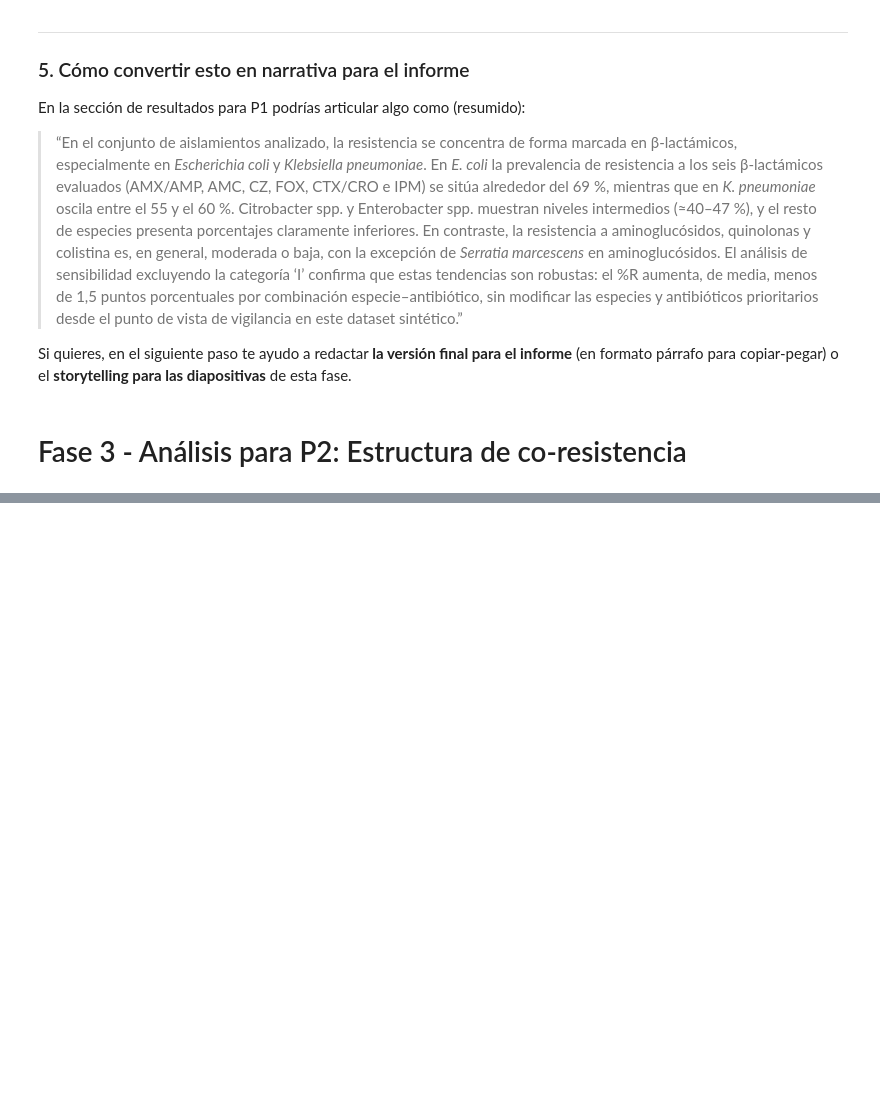
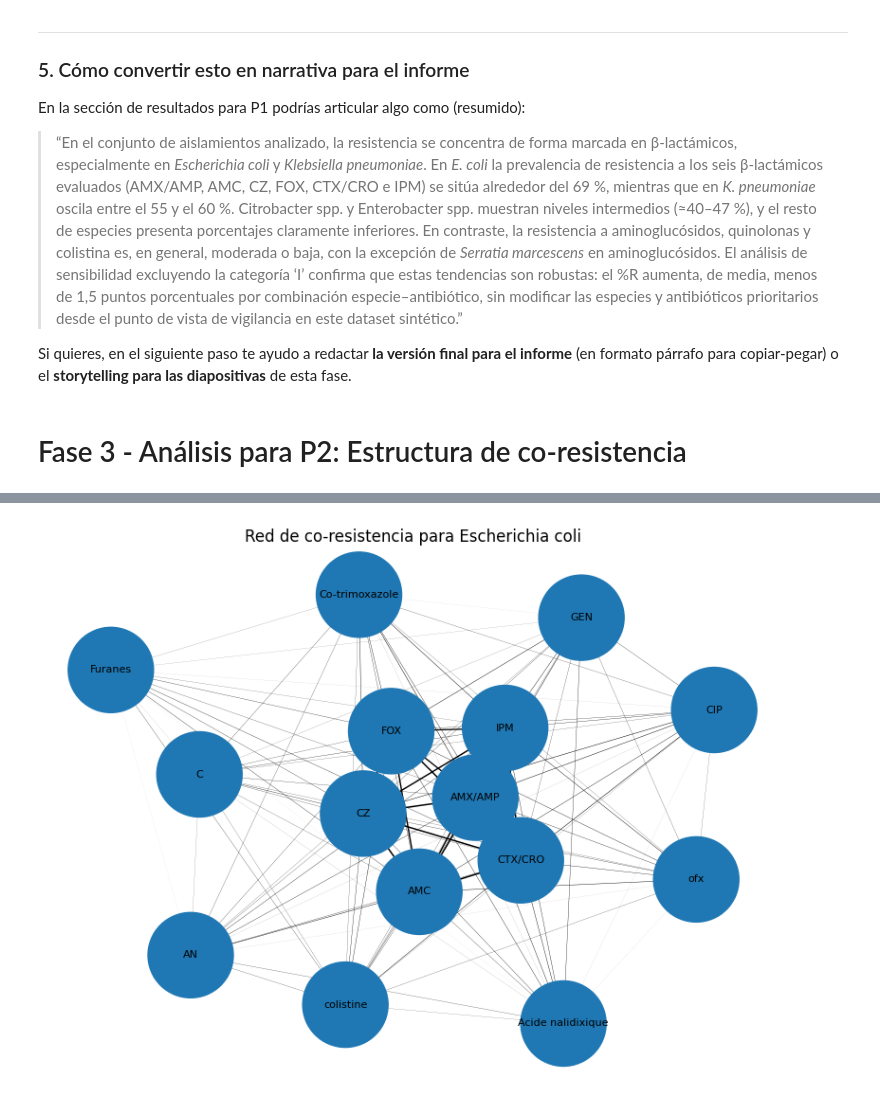
Before and after one commit to smaje99/diploma-in-data-analytics-in-business-management-unir, a Jupyter notebook: mbr-susceptibility-eda/mbr-susceptibility-eda.ipynb, the cells around one changed output, grey strips where cells are left out. Saved outputs shown, nothing was run; the diff lists cells and outputs as text; code cells hidden in the pictures; blank space fills up the shorter version.

```diff
--- a/mbr-susceptibility-eda/mbr-susceptibility-eda.ipynb
+++ b/mbr-susceptibility-eda/mbr-susceptibility-eda.ipynb
@@ -2581,0 +3138,36 @@ Si quieres, en el siguiente paso te ayudo a redactar **la versión final para el
+# %%
+# 3️⃣ Red por especie (opcional)
+# Si quieres una red específica para, por ejemplo, Escherichia coli:
+
+# %%
+species = "Escherichia coli"
+res = co_res_by_species[species]  # lo llenaste en el bucle de P2
+pair_sp_sens = res["pair_sens"]
+
+edges_sp = pair_sp_sens[["A", "B", "phi", "support_AB", "q_value"]].copy()
+edges_sp["A"] = edges_sp["A"].str.replace("_Rbin", "")
+edges_sp["B"] = edges_sp["B"].str.replace("_Rbin", "")
+
+G_sp = nx.Graph()
+for _, row in edges_sp.iterrows():
+    a, b = row["A"], row["B"]
+    G_sp.add_edge(
+        a, b, weight=row["phi"], support=row["support_AB"], q_value=row["q_value"]
+    )
+
+plt.figure(figsize=(8, 6))
+pos = nx.spring_layout(G_sp, seed=42)
+edge_widths = [abs(d["weight"]) * 5 for (_, _, d) in G_sp.edges(data=True)]
+degrees = dict(G_sp.degree())
+node_sizes = [degrees[n] * 300 for n in G_sp.nodes()]
+
+nx.draw_networkx_nodes(G_sp, pos, node_size=node_sizes)
+nx.draw_networkx_edges(G_sp, pos, width=edge_widths)
+nx.draw_networkx_labels(G_sp, pos, font_size=8)
+
+plt.title(f"Red de co-resistencia para {species}")
+plt.axis("off")
+plt.tight_layout()
+plt.show()
+# %% [output]
+[figure, added]
```
Also changed, not shown: parts of 16 cells of this notebook, 4 other files.
